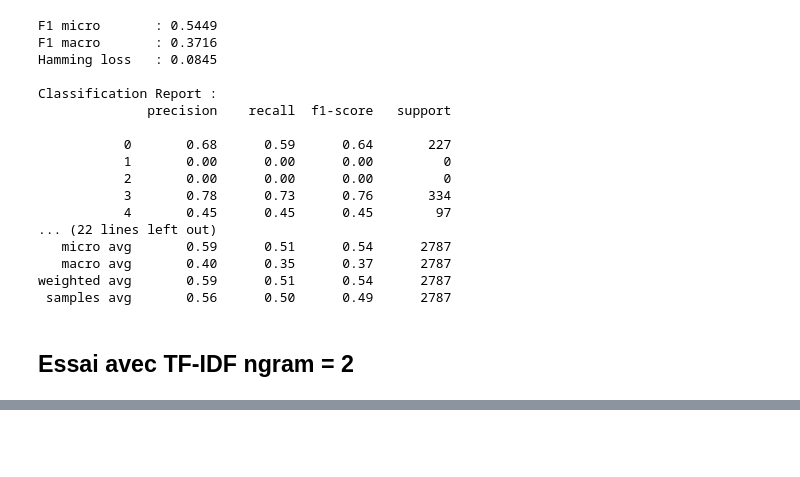
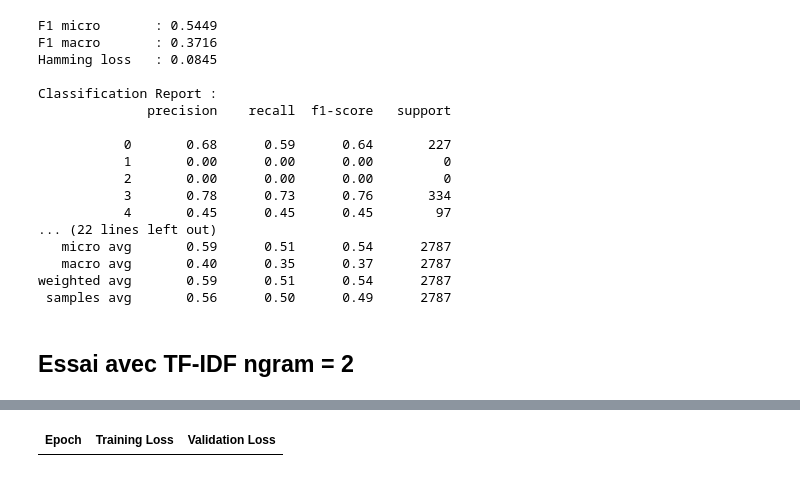
Before and after one commit to Quentin-ENSAE/projet_NLP, a Jupyter notebook: Analyse_TF_IDF.ipynb, the cells around one changed output, grey strips where cells are left out. Saved outputs shown, nothing was run; the diff lists cells and outputs as text; code cells hidden in the pictures; blank space fills up the shorter version.

```diff
--- a/Analyse_TF_IDF.ipynb
+++ b/Analyse_TF_IDF.ipynb
@@ -350,0 +401,11 @@ weighted avg       0.68      0.67      0.66      2787
+# %%
+from datasets import Dataset
+df = df.rename(columns={"target": "labels"})
+df["labels"] = df["labels"].apply(lambda x: np.array(x, dtype=np.float32))
+dataset = Dataset.from_pandas(df)
+
+# Tokenizer
+def tokenize(batch):
+    return tokenizer(batch["case_text"], padding="max_length", truncation=True, max_length=512)
+
+dataset = dataset.map(tokenize, batched=True)
@@ -350,0 +436,20 @@ weighted avg       0.68      0.67      0.66      2787
+# %%
+training_args = TrainingArguments(
+    output_dir="./results",
+    evaluation_strategy="epoch",
+    learning_rate=2e-5,
+    per_device_train_batch_size=8,
+    per_device_eval_batch_size=8,
+    num_train_epochs=3,
+    weight_decay=0.01
+)
+
+trainer = Trainer(
+    model=model,
+    args=training_args,
+    train_dataset=dataset,
+    eval_dataset=dataset,
+)
+
+trainer.train()
+# %% [output]
@@ -350,0 +457 @@ weighted avg       0.68      0.67      0.66      2787
+| Epoch | Training Loss | Validation Loss |
```
Also changed, not shown: parts of 9 cells of this notebook.
